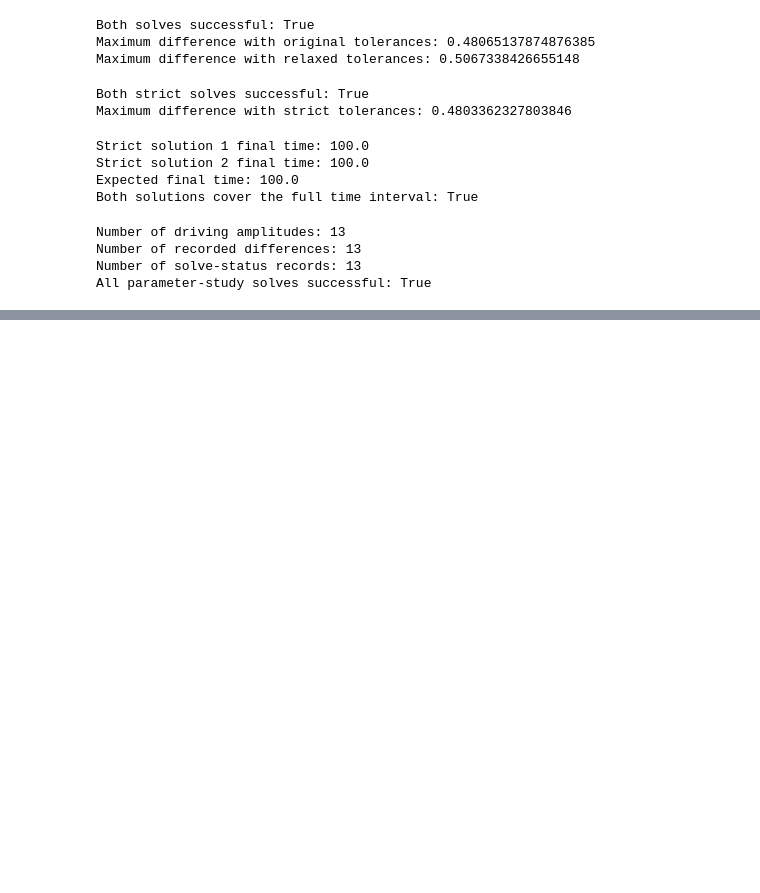
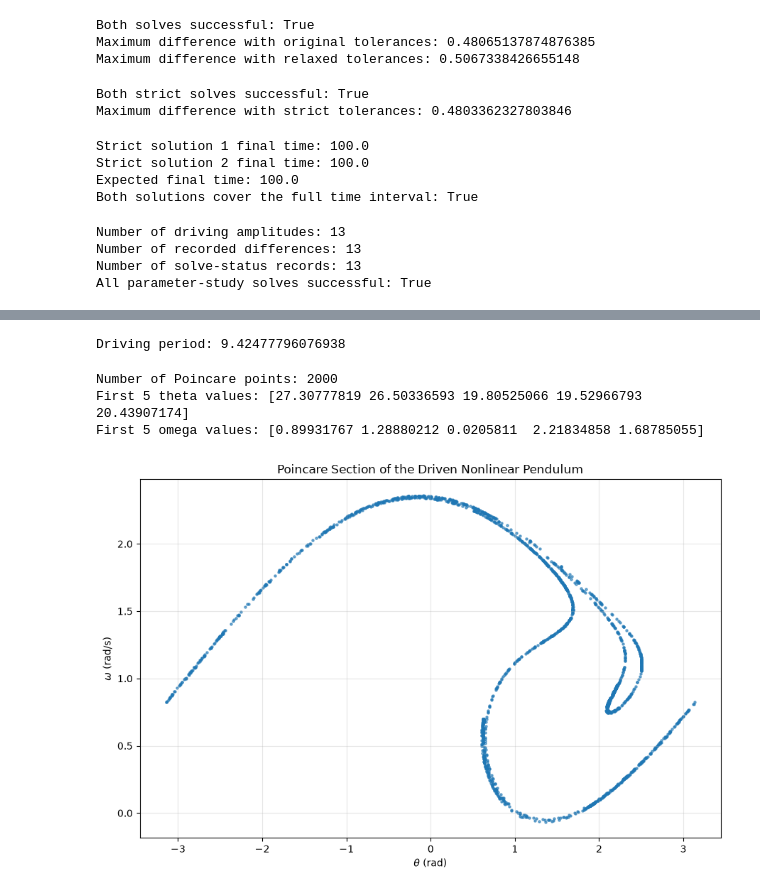
Before and after one commit to AbolfazlAmiri1998/nonlinear-driven-pendulum, a Jupyter notebook: nonlinear_driven_pendulum.ipynb, the cells around one changed output, grey strips where cells are left out. Drawn from its saved outputs; the diff is of its cells as text; code cells hidden in the pictures; blank space fills up the shorter version.

```diff
--- a/nonlinear_driven_pendulum.ipynb
+++ b/nonlinear_driven_pendulum.ipynb
@@ -398,0 +594,69 @@ All parameter-study solves successful: True
+# %%
+# Driving period
+T_D = 2 * np.pi / Omega_D
+
+print("Driving period:", T_D)
+# %% [output]
+Driving period: 9.42477796076938
+# %%
+# Poincare section parameters
+transient_time = 1000.0
+num_points = 2000
+
+# Sampling times
+sampling_times = (
+    transient_time
+    + np.arange(1, num_points + 1) * T_D
+)
+
+# Initial conditions
+initial_state = [0.2, 0.0]
+
+# Integrate the system
+poincare_sol = solve_ivp(
+    driven_pendulum,
+    (0, sampling_times[-1]),
+    initial_state,
+    args=(q, F_D, Omega_D),
+    t_eval=sampling_times,
+    rtol=1e-9,
+    atol=1e-11
+)
+
+if not poincare_sol.success:
+    raise RuntimeError(poincare_sol.message)
+
+# Extract Poincare points
+theta_poincare = poincare_sol.y[0]
+omega_poincare = poincare_sol.y[1]
+
+print("Number of Poincare points:", len(theta_poincare))
+print("First 5 theta values:", theta_poincare[:5])
+print("First 5 omega values:", omega_poincare[:5])
+# %% [output]
+Number of Poincare points: 2000
+First 5 theta values: [27.30777819 26.50336593 19.80525066 19.52966793 20.43907174]
+First 5 omega values: [0.89931767 1.28880212 0.0205811  2.21834858 1.68785055]
+# %%
+# Wrap angular positions to [-pi, pi]
+theta_wrapped = (theta_poincare + np.pi) % (2 * np.pi) - np.pi
+
+# Plot Poincare section
+plt.figure(figsize=(9, 6))
+
+plt.scatter(
+    theta_wrapped,
+    omega_poincare,
+    s=5,
+    alpha=0.6
+)
+
+plt.xlabel(r'$\theta$ (rad)')
+plt.ylabel(r'$\omega$ (rad/s)')
+plt.title('Poincare Section of the Driven Nonlinear Pendulum')
+
+plt.grid(alpha=0.3)
+plt.tight_layout()
+plt.show()
+# %% [output]
+[figure, added]
```
Also changed, not shown: parts of 17 cells of this notebook, 1 other file.
